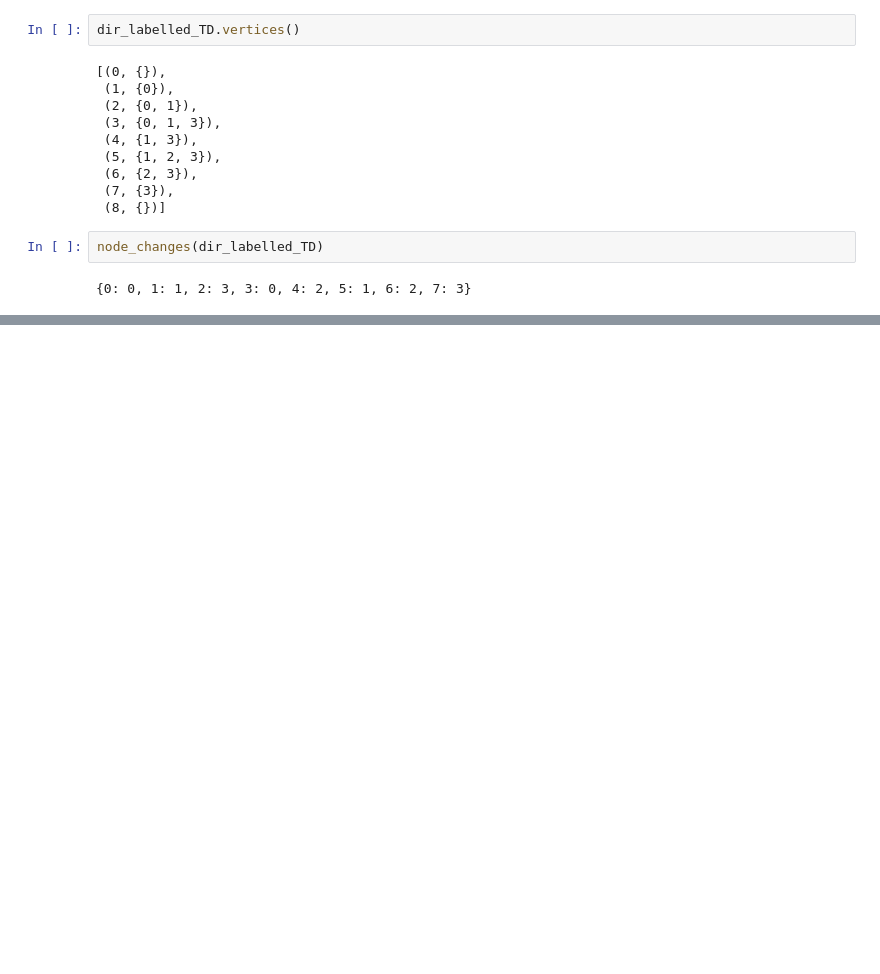
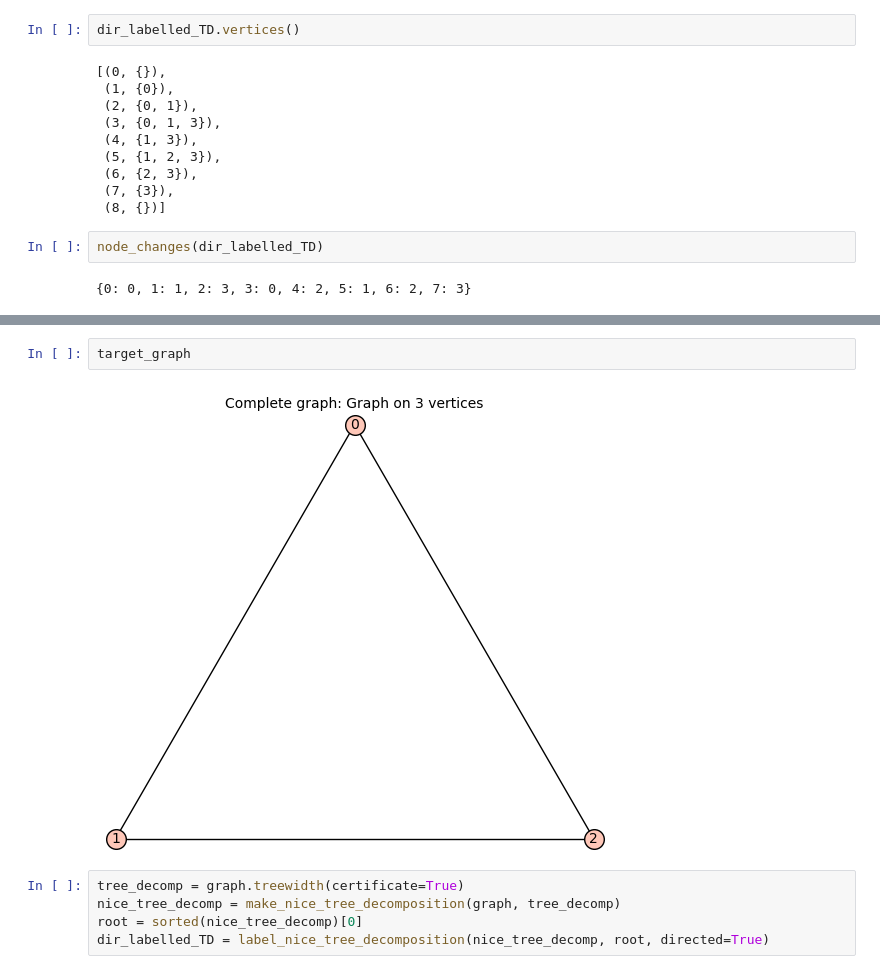
Before and after one commit to guojing0/count-graph-homs, a Jupyter notebook: hom-count-exp.ipynb, the cells around one changed output, grey strips where cells are left out. Cells and saved outputs as stored; diff of their text form; blank space fills up the shorter version.

```diff
--- a/hom-count-exp.ipynb
+++ b/hom-count-exp.ipynb
@@ -129,0 +160,9 @@ node_changes(dir_labelled_TD)
+# %%
+target_graph
+# %% [output]
+[figure, added]
+# %%
+tree_decomp = graph.treewidth(certificate=True)
+nice_tree_decomp = make_nice_tree_decomposition(graph, tree_decomp)
+root = sorted(nice_tree_decomp)[0]
+dir_labelled_TD = label_nice_tree_decomposition(nice_tree_decomp, root, directed=True)
```
Also changed, not shown: parts of 12 cells of this notebook, 1 other file.
